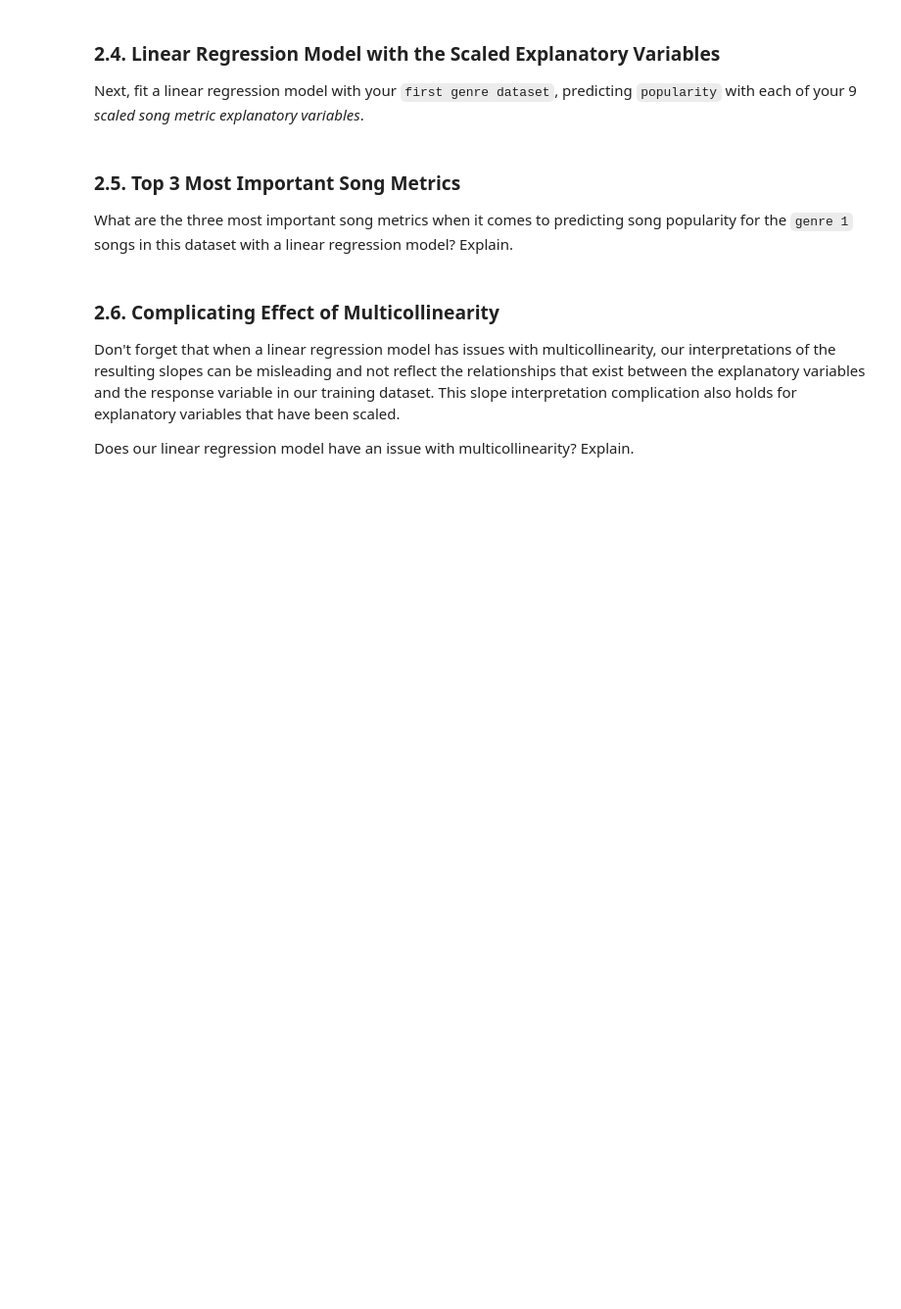
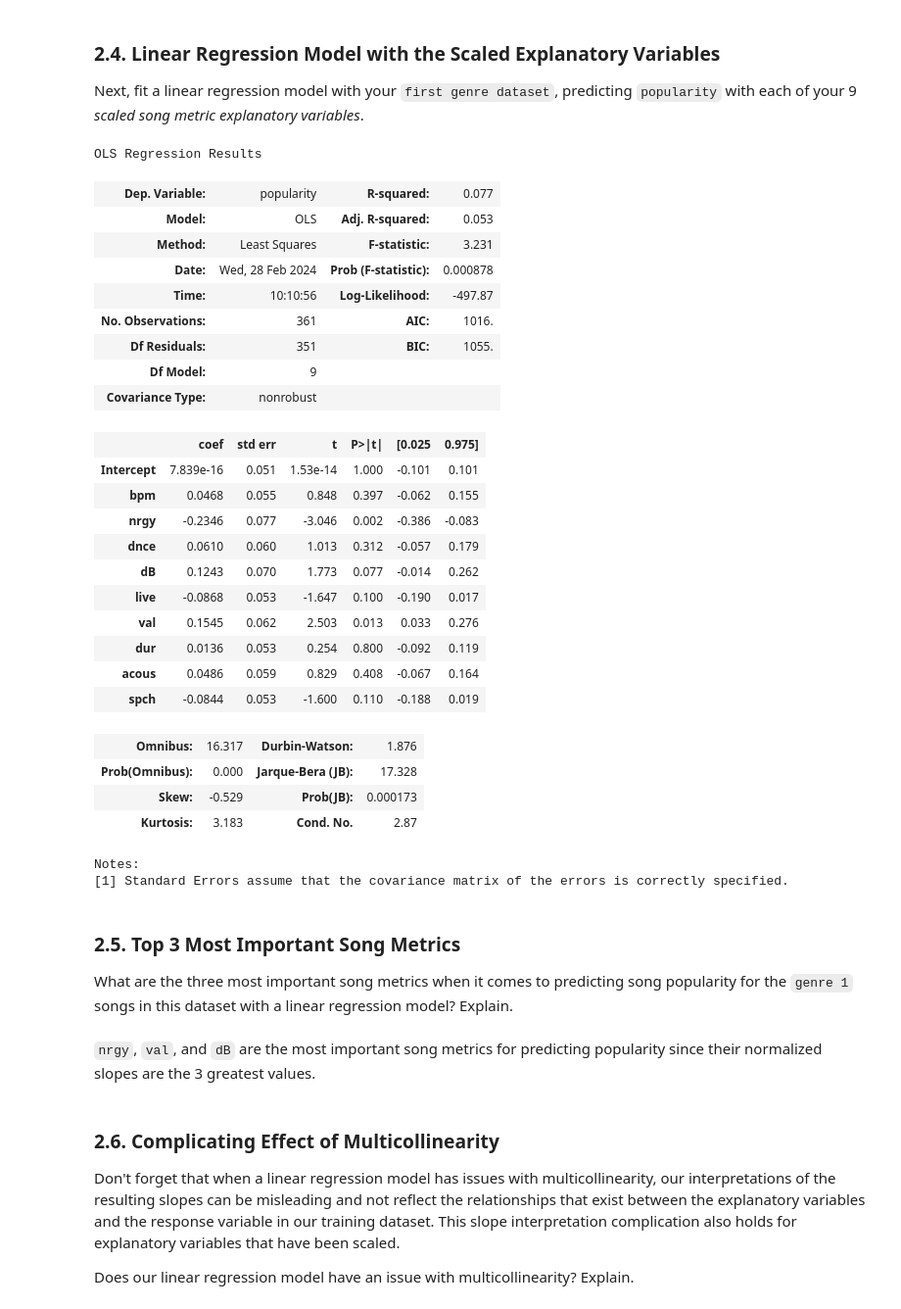
Before and after one commit to ryguy2k4/stat207, a Jupyter notebook: lab_07/lab_07_group.ipynb, the cells around one changed output. Shown at 98% size. Drawn from its saved outputs; the diff is of its cells as text; code cells hidden in the pictures; blank space fills up the shorter version.

```diff
--- a/lab_07/lab_07_group.ipynb
+++ b/lab_07/lab_07_group.ipynb
@@ -153,10 +208,44 @@ Next, scale each of your explanatory variables in your `first genre dataset` usi
 ### 2.4. Linear Regression Model with the Scaled Explanatory Variables
 
 Next, fit a linear regression model with your `first genre dataset`, predicting `popularity` with each of your 9 *scaled song metric explanatory variables*.
+# %%
+import statsmodels.formula.api as smf
+model1 = smf.ols(formula="popularity~bpm+nrgy+dnce+dB+live+val+dur+acous+spch", data=df_dance_pop).fit()
+model1.summary()
+# %% [output]
+OLS Regression Results
+| Dep. Variable: | popularity | R-squared: | 0.077 |
+| Model: | OLS | Adj. R-squared: | 0.053 |
+| Method: | Least Squares | F-statistic: | 3.231 |
+| Date: | Wed, 28 Feb 2024 | Prob (F-statistic): | 0.000878 |
+| Time: | 10:10:56 | Log-Likelihood: | -497.87 |
+| No. Observations: | 361 | AIC: | 1016. |
+| Df Residuals: | 351 | BIC: | 1055. |
+| Df Model: | 9 |  |  |
+| Covariance Type: | nonrobust |  |  |
+|  | coef | std err | t | P>|t| | [0.025 | 0.975] |
+| Intercept | 7.839e-16 | 0.051 | 1.53e-14 | 1.000 | -0.101 | 0.101 |
+| bpm | 0.0468 | 0.055 | 0.848 | 0.397 | -0.062 | 0.155 |
+| nrgy | -0.2346 | 0.077 | -3.046 | 0.002 | -0.386 | -0.083 |
+| dnce | 0.0610 | 0.060 | 1.013 | 0.312 | -0.057 | 0.179 |
+| dB | 0.1243 | 0.070 | 1.773 | 0.077 | -0.014 | 0.262 |
+| live | -0.0868 | 0.053 | -1.647 | 0.100 | -0.190 | 0.017 |
+| val | 0.1545 | 0.062 | 2.503 | 0.013 | 0.033 | 0.276 |
+| dur | 0.0136 | 0.053 | 0.254 | 0.800 | -0.092 | 0.119 |
+| acous | 0.0486 | 0.059 | 0.829 | 0.408 | -0.067 | 0.164 |
+| spch | -0.0844 | 0.053 | -1.600 | 0.110 | -0.188 | 0.019 |
+| Omnibus: | 16.317 | Durbin-Watson: | 1.876 |
+| Prob(Omnibus): | 0.000 | Jarque-Bera (JB): | 17.328 |
+| Skew: | -0.529 | Prob(JB): | 0.000173 |
+| Kurtosis: | 3.183 | Cond. No. | 2.87 |
+Notes:
+[1] Standard Errors assume that the covariance matrix of the errors is correctly specified.
 # %% [markdown]
 ### 2.5. Top 3 Most Important Song Metrics
 
 What are the three most important song metrics when it comes to predicting song popularity for the `genre 1` songs in this dataset with a linear regression model? Explain.
+# %% [markdown]
+`nrgy`, `val`, and `dB` are the most important song metrics for predicting popularity since their normalized slopes are the 3 greatest values.
 # %% [markdown]
 ### 2.6. Complicating Effect of Multicollinearity
 
```
Also changed, not shown: parts of 20 cells of this notebook.
